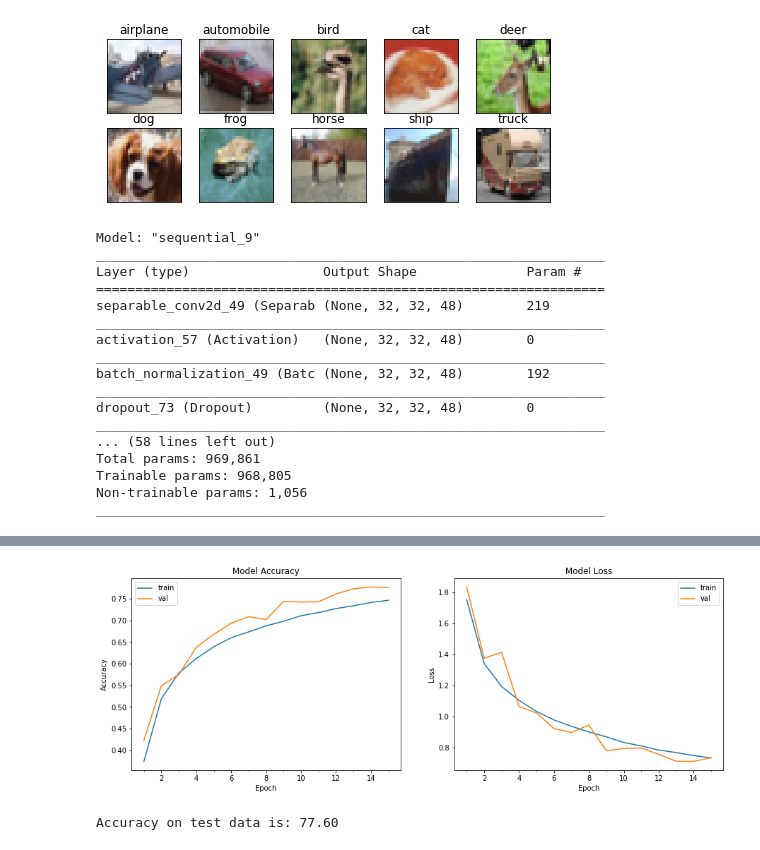
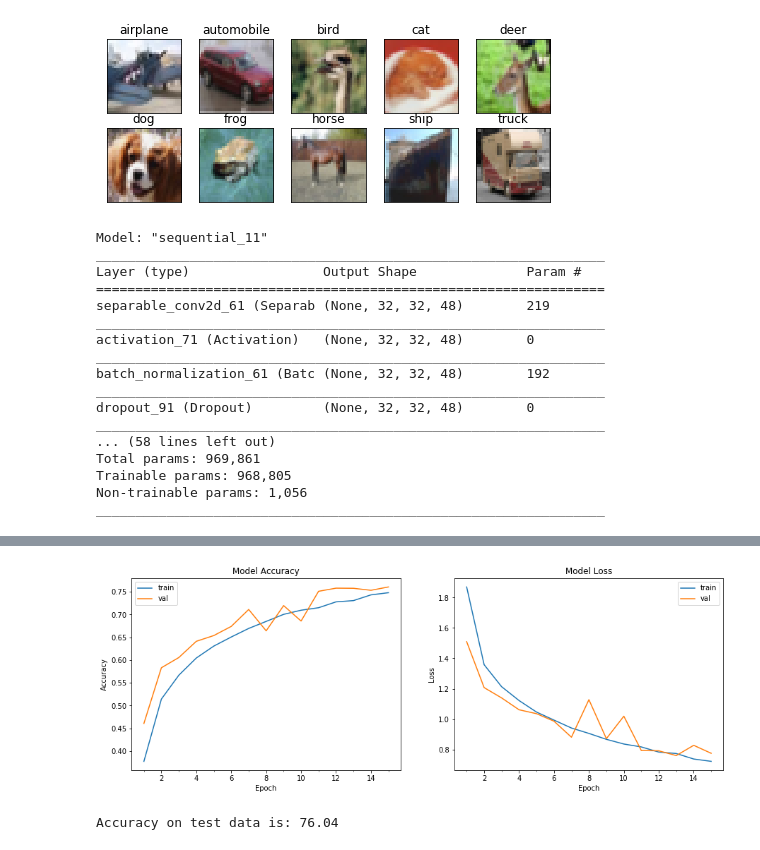
Before and after one commit to marsred/The_School_Of_AI, a Jupyter notebook: Session3/assignment.ipynb, the cells around one changed output, grey strips where cells are left out. Cells and saved outputs as stored; diff of their text form; code cells hidden in the pictures.

Commit message:
learning_rate++

```diff
--- a/Session3/assignment.ipynb
+++ b/Session3/assignment.ipynb
@@ -171,6 +171,7 @@ model.add(Dropout(0.1))
 #model.add(MaxPooling2D(pool_size=(2, 2)))
 #model.add(Dropout(0.25))
 
+#model.add(GlobalAveragePooling2D())
 model.add(Flatten())
 
 #model.add(Dense(512))
@@ -182,22 +183,29 @@ model.add(Activation('relu'))
 model.add(Dropout(0.2))
 
 model.add(Dense(num_classes, activation='softmax'))
+
+# learning rate
+from keras.optimizers import Adam
+from keras.callbacks import LearningRateScheduler
+def scheduler(epoch, lr):
+  return round(0.001 * 1/(1 + 0.015 * epoch), 10)
+
 # Compile the model
-model.compile(optimizer='adam', loss='categorical_crossentropy', metrics=['accuracy'])
+model.compile(optimizer=Adam(lr=0.001), loss='categorical_crossentropy', metrics=['accuracy'])
 # %%
 model.summary()
 # %% [output]
-Model: "sequential_9"
+Model: "sequential_11"
 _________________________________________________________________
 Layer (type)                 Output Shape              Param #
 =================================================================
-separable_conv2d_49 (Separab (None, 32, 32, 48)        219
+separable_conv2d_61 (Separab (None, 32, 32, 48)        219
 _________________________________________________________________
-activation_57 (Activation)   (None, 32, 32, 48)        0
+activation_71 (Activation)   (None, 32, 32, 48)        0
 _________________________________________________________________
-batch_normalization_49 (Batc (None, 32, 32, 48)        192
+batch_normalization_61 (Batc (None, 32, 32, 48)        192
 _________________________________________________________________
-dropout_73 (Dropout)         (None, 32, 32, 48)        0
+dropout_91 (Dropout)         (None, 32, 32, 48)        0
 _________________________________________________________________
 ... (58 lines left out)
 Total params: 969,861
@@ -216,7 +224,8 @@ start = time.time()
 # Train the model
 model_info = model.fit_generator(datagen.flow(train_features, train_labels, batch_size = 128),
                                  samples_per_epoch = train_features.shape[0], nb_epoch = 15,
-                                 validation_data = (test_features, test_labels), verbose=1)
+                                 validation_data = (test_features, test_labels), verbose=1,
+                                 callbacks=[LearningRateScheduler(scheduler, verbose=1)])
 end = time.time()
 print ("Model took %0.2f seconds to train"%(end - start))
 # plot model history
@@ -244,2 +253,2 @@ Model took 741.38 seconds to train
-[figure, old version]
+[figure, new version]
-Accuracy on test data is: 77.60
+Accuracy on test data is: 76.04
```
Also changed, not shown: parts of 2 cells of this notebook.
